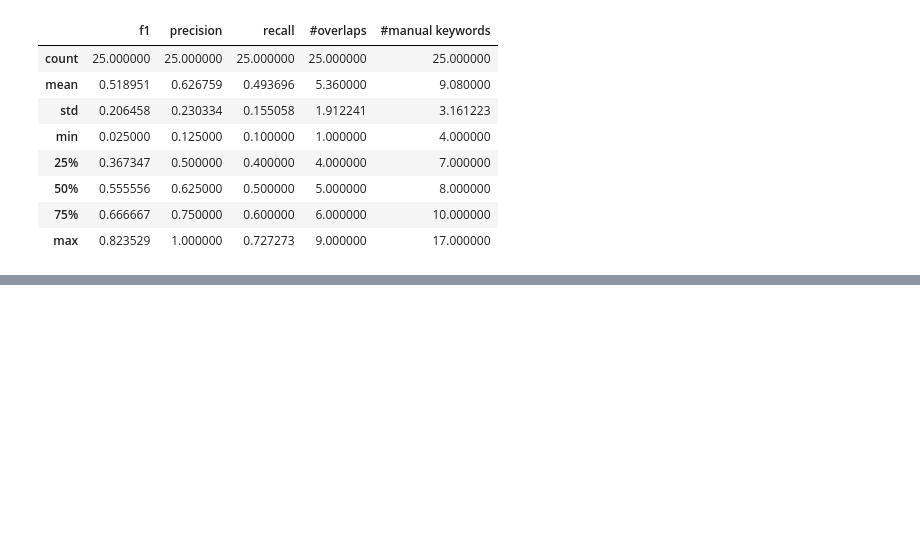
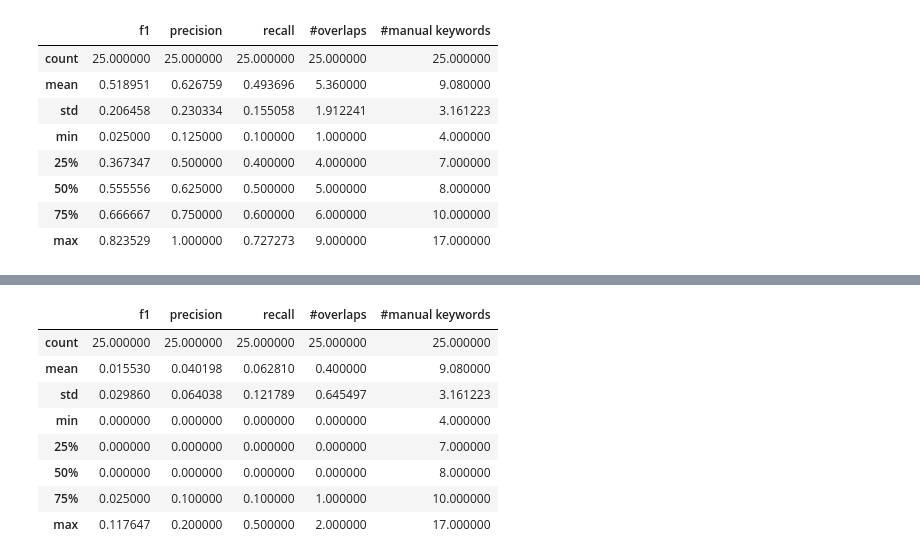
Before and after one commit to LukasEder1/CKE-Evaluation, a Jupyter notebook: CreateKeywordCollections.ipynb, the cells around one changed output, grey strips where cells are left out. Drawn from its saved outputs; the diff is of its cells as text; code cells hidden in the pictures; blank space fills up the shorter version.

```diff
--- a/CreateKeywordCollections.ipynb
+++ b/CreateKeywordCollections.ipynb
@@ -464,0 +476,12 @@ manual_df.drop("site_id", axis=1).describe()
+# %%
+evaluate_manual(manual, compare="baseline2", typ="standard").drop("site_id", axis=1).describe()
+# %% [output]
+|  | f1 | precision | recall | #overlaps | #manual keywords |
+| count | 25.000000 | 25.000000 | 25.000000 | 25.000000 | 25.000000 |
+| mean | 0.015530 | 0.040198 | 0.062810 | 0.400000 | 9.080000 |
+| std | 0.029860 | 0.064038 | 0.121789 | 0.645497 | 3.161223 |
+| min | 0.000000 | 0.000000 | 0.000000 | 0.000000 | 4.000000 |
+| 25% | 0.000000 | 0.000000 | 0.000000 | 0.000000 | 7.000000 |
+| 50% | 0.000000 | 0.000000 | 0.000000 | 0.000000 | 8.000000 |
+| 75% | 0.025000 | 0.100000 | 0.100000 | 1.000000 | 10.000000 |
+| max | 0.117647 | 0.200000 | 0.500000 | 2.000000 | 17.000000 |
```
Also changed, not shown: parts of 4 cells of this notebook.
